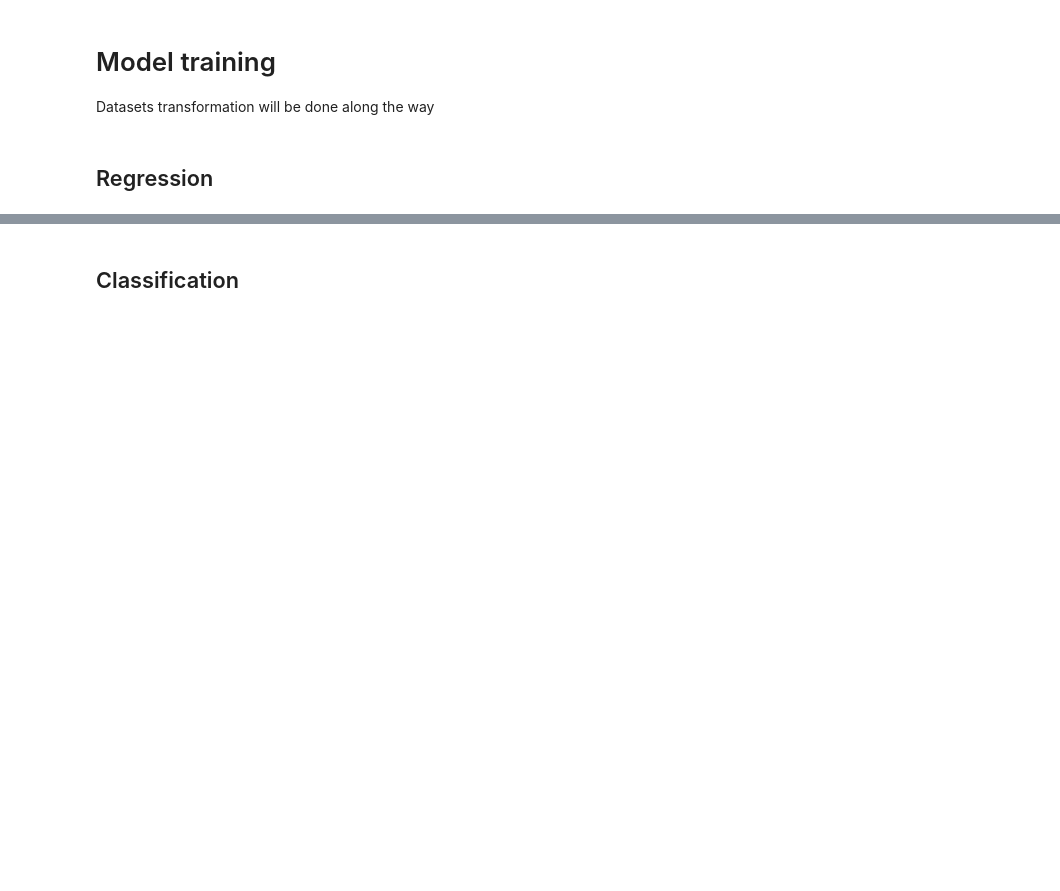
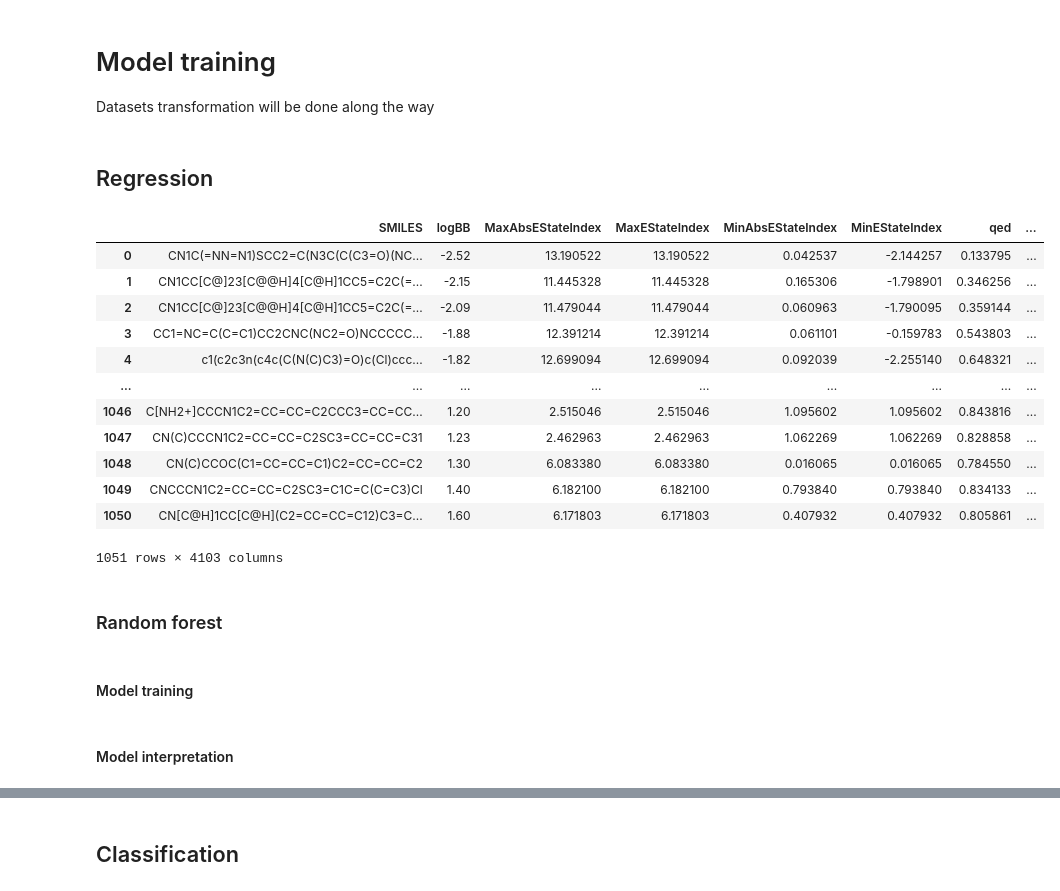
Before and after one commit to junqilu/BBBPrediction, a Jupyter notebook: BBBPrediction.ipynb, the cells around one changed output, grey strips where cells are left out. Cells and saved outputs as stored; diff of their text form; code cells hidden in the pictures; blank space fills up the shorter version.

```diff
--- a/BBBPrediction.ipynb
+++ b/BBBPrediction.ipynb
@@ -262,3 +223,22 @@ Done!
 Datasets transformation will be done along the way
 # %% [markdown]
 ## Regression
+# %%
+regression_df_expanded_cleaned = pd.read_csv(
+    'datasets\expanded_datasets\BBB_regression_expanded.csv.zip'
+)
+regression_df_expanded_cleaned
+# %% [output]
+|  | SMILES | logBB | MaxAbsEStateIndex | MaxEStateIndex | MinAbsEStateIndex | MinEStateIndex | qed | ... |
+| 0 | CN1C(=NN=N1)SCC2=C(N3C(C(C3=O)(NC... | -2.52 | 13.190522 | 13.190522 | 0.042537 | -2.144257 | 0.133795 | ... |
+| 1 | CN1CC[C@]23[C@@H]4[C@H]1CC5=C2C(=... | -2.15 | 11.445328 | 11.445328 | 0.165306 | -1.798901 | 0.346256 | ... |
+| 2 | CN1CC[C@]23[C@@H]4[C@H]1CC5=C2C(=... | -2.09 | 11.479044 | 11.479044 | 0.060963 | -1.790095 | 0.359144 | ... |
+| 3 | CC1=NC=C(C=C1)CC2CNC(NC2=O)NCCCCC... | -1.88 | 12.391214 | 12.391214 | 0.061101 | -0.159783 | 0.543803 | ... |
+| 4 | c1(c2c3n(c4c(C(N(C)C3)=O)c(Cl)ccc... | -1.82 | 12.699094 | 12.699094 | 0.092039 | -2.255140 | 0.648321 | ... |
+| ... | ... | ... | ... | ... | ... | ... | ... | ... |
+| 1046 | C[NH2+]CCCN1C2=CC=CC=C2CCC3=CC=CC... | 1.20 | 2.515046 | 2.515046 | 1.095602 | 1.095602 | 0.843816 | ... |
+| 1047 | CN(C)CCCN1C2=CC=CC=C2SC3=CC=CC=C31 | 1.23 | 2.462963 | 2.462963 | 1.062269 | 1.062269 | 0.828858 | ... |
+| 1048 | CN(C)CCOC(C1=CC=CC=C1)C2=CC=CC=C2 | 1.30 | 6.083380 | 6.083380 | 0.016065 | 0.016065 | 0.784550 | ... |
+| 1049 | CNCCCN1C2=CC=CC=C2SC3=C1C=C(C=C3)Cl | 1.40 | 6.182100 | 6.182100 | 0.793840 | 0.793840 | 0.834133 | ... |
+| 1050 | CN[C@H]1CC[C@H](C2=CC=CC=C12)C3=C... | 1.60 | 6.171803 | 6.171803 | 0.407932 | 0.407932 | 0.805861 | ... |
+1051 rows × 4103 columns
@@ -264,0 +261,4 @@ Datasets transformation will be done along the way
+# %% [markdown]
+### Random forest
+# %% [markdown]
+#### Model training
@@ -264,0 +326,2 @@ Datasets transformation will be done along the way
+# %% [markdown]
+#### Model interpretation
```
Also changed, not shown: parts of 21 cells of this notebook.
